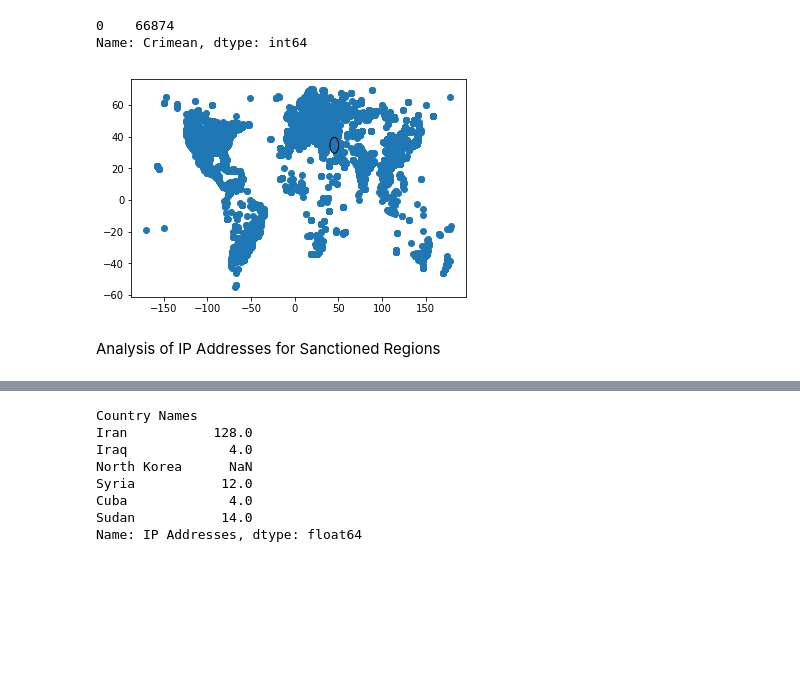
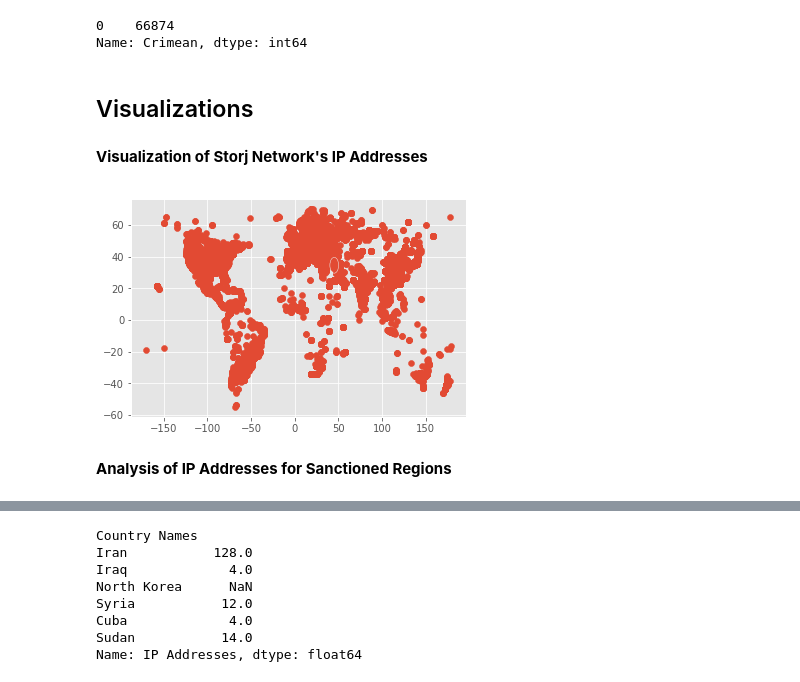
Before and after one commit to g2ransom/data-analytics, a Jupyter notebook: ofac/ofac.ipynb, the cells around one changed output, grey strips where cells are left out. Cells and saved outputs as stored; diff of their text form; code cells hidden in the pictures; blank space fills up the shorter version.

Commit message:
changed plot styles and added write up for analysis

```diff
--- a/ofac/ofac.ipynb
+++ b/ofac/ofac.ipynb
@@ -86,21 +93,26 @@ df['Crimean'].value_counts()
 # %% [output]
 0    66874
 Name: Crimean, dtype: int64
+# %% [markdown]
+## Visualizations
 # %%
 lat_long = df['Longtitude, Latitude'].tolist()
 
 longs = [i[0] for i in lat_long]
 lats = [i[1] for i in lat_long]
+# %% [markdown]
+**Visualization of Storj Network's IP Addresses**
 # %%
+plt.style.use('ggplot')
 circle = plt.Circle((45.3453, 34.4997), fill=False)
 ax = plt.gca()
 ax.scatter(longs, lats)
 ax.add_artist(circle)
 plt.show()
 # %% [output]
-[figure, old version]
+[figure, new version]
 # %% [markdown]
-Analysis of IP Addresses for Sanctioned Regions
+**Analysis of IP Addresses for Sanctioned Regions**
 # %%
 country_df = df.groupby('Country Names')['IP Addresses'].count()
 # %%
```
Also changed, not shown: parts of 13 cells of this notebook.
